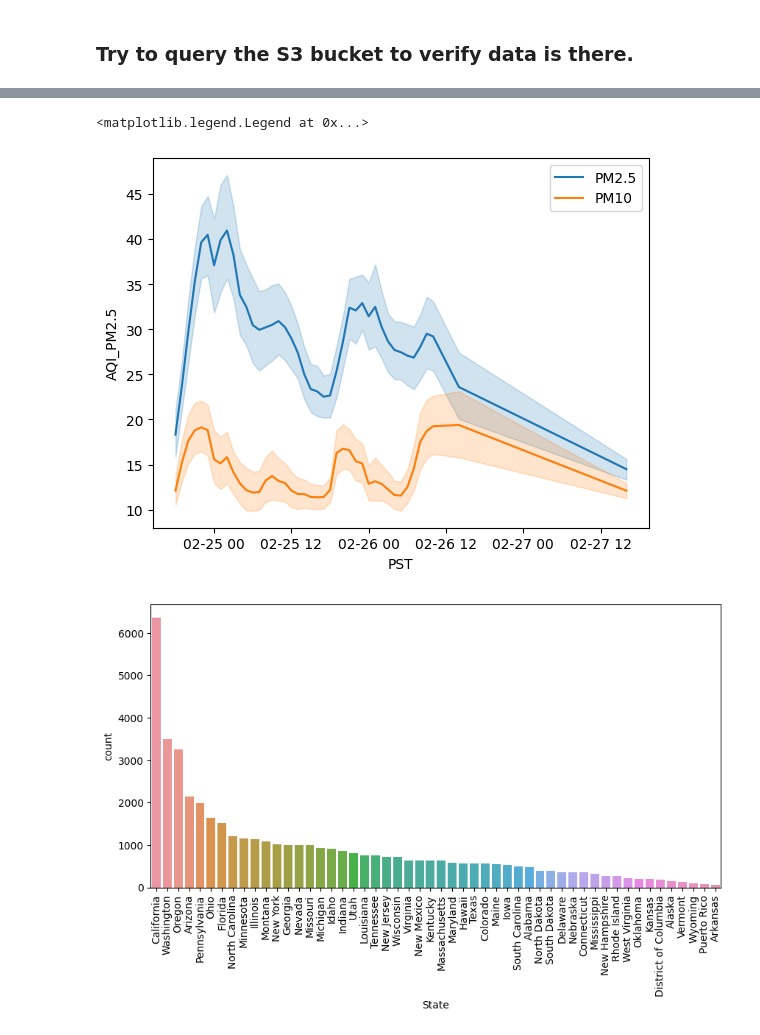
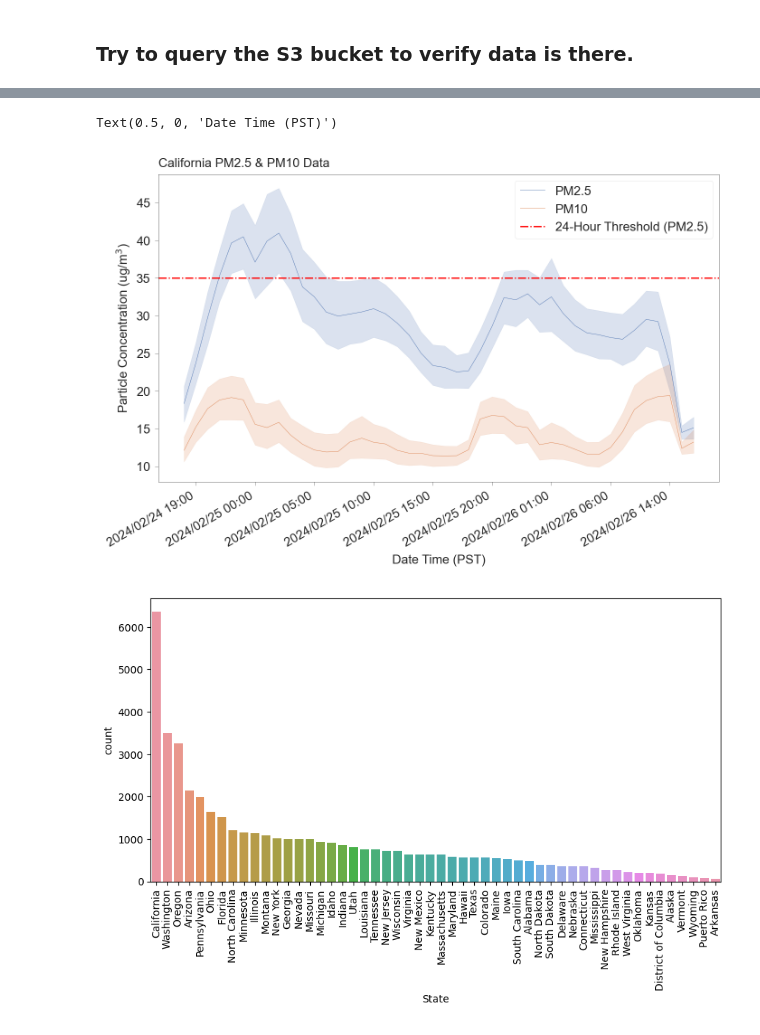
Before and after one commit to alexdlilly/AirNow_AQI_API, a Jupyter notebook: AirNow API Notebook.ipynb, the cells around one changed output, grey strips where cells are left out. Saved outputs shown, nothing was run; the diff lists cells and outputs as text; code cells hidden in the pictures.

Commit message:
Made some nicer visuals

```diff
--- a/AirNow API Notebook.ipynb
+++ b/AirNow API Notebook.ipynb
@@ -209,4 +216,33 @@ def get_location_info(row):
         return names.mode()[0]
 # %%
 df['State'] = df.apply(lambda x: get_location_info(x),axis=1)
+# %%
+sns.set(rc = {'axes.facecolor':'white',
+              "axes.edgecolor":'black',
+            "xtick.bottom":True,
+            "xtick.top":False,
+            "ytick.left":True,
+            "ytick.right":False,
+            "axes.linewidth":0.2,
+            "xtick.major.width":0.2,
+            "ytick.major.width":0.2,
+            "xtick.minor.width":0.2,
+            "ytick.minor.width":0.2,
+            "font.size":10,
+            "axes.labelsize":10,
+            "axes.titlesize":10,
+            "xtick.labelsize":10,
+            "ytick.labelsize":10,
+            "legend.fontsize":10,
+            "legend.title_fontsize":10,
+            "lines.linewidth":0.3,
+            "patch.linewidth":0.2,
+            "patch.edgecolor":'black',
+            "patch.force_edgecolor":True,
+            "xtick.major.size":3,
+            "ytick.major.size":3,
+            "xtick.minor.size":1,
+            "ytick.minor.size":1,
+            "xtick.minor.width":0.2,
+            "ytick.minor.width":0.2})
 # %%
@@ -252,13 +287,21 @@ df['State'] = df.apply(lambda x: get_location_info(x),axis=1)
 # %%
 df['UTC']  = pd.to_datetime(df['UTC'])
 df['PST'] = df['UTC'].dt.tz_localize('utc').dt.tz_convert('US/Pacific')
+df['PST'] = df['PST'].dt.strftime("%Y/%m/%d %H:%M")
 # %%
+plt.figure(figsize=(8,5),dpi=200)
 sns.lineplot(data=df.loc[df['State']=='California'], x ='PST',y='AQI_PM2.5',label='PM2.5')
 sns.lineplot(data=df.loc[df['State']=='California'], x ='PST',y='AQI_PM10',label='PM10')
+plt.axhline(y=35, label = '24-Hour Threshold (PM2.5)',linestyle = '-.',color='red',linewidth = 1)
+plt.gcf().autofmt_xdate()
+plt.gca().xaxis.set_major_locator(mdates.DayLocator(interval=5))
 plt.legend()
+plt.ylabel('Particle Concentration (ug/m$^3$)')
+plt.title('California PM2.5 & PM10 Data',loc='left')
+plt.xlabel('Date Time (PST)')
 # %% [output]
-<matplotlib.legend.Legend at 0x...>
+Text(0.5, 0, 'Date Time (PST)')
-[figure, old version]
+[figure, new version]
 # %%
 plt.figure(figsize=(10,5),dpi=100)
 sns.countplot(data=df, x='State',order=df['State'].value_counts().index)
```
Also changed, not shown: parts of 11 cells of this notebook.
